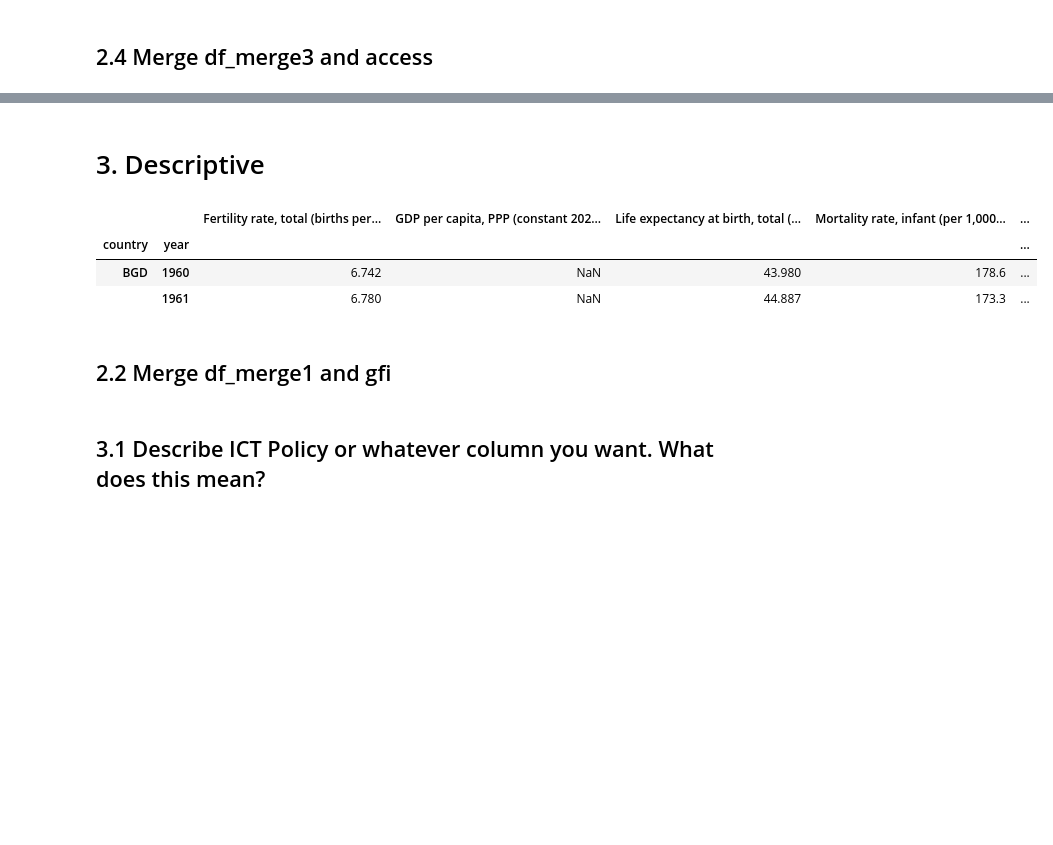
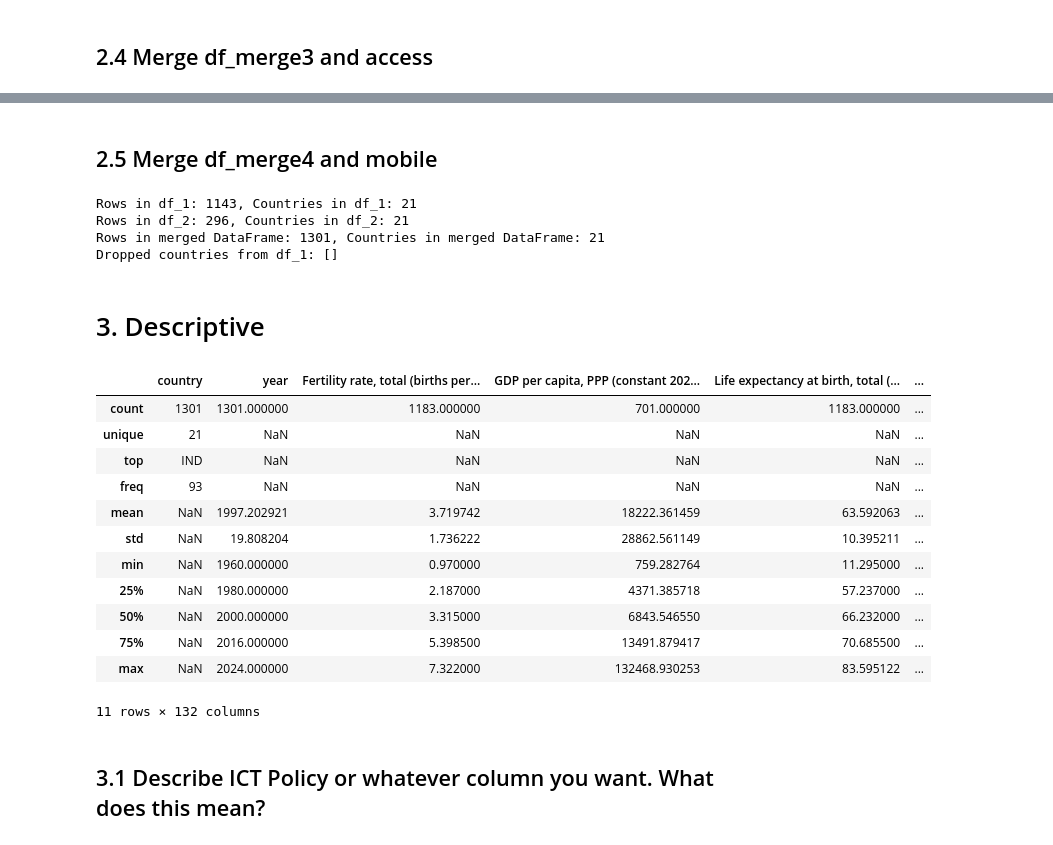
Before and after one commit to Graspp-25-Spring/graspp_2025s_fintech, a Jupyter notebook: notebooks/Milestone_2.ipynb, the cells around one changed output, grey strips where cells are left out. Cells and saved outputs as stored; diff of their text form; code cells hidden in the pictures; blank space fills up the shorter version.

```diff
--- a/notebooks/Milestone_2.ipynb
+++ b/notebooks/Milestone_2.ipynb
@@ -128,6 +140,7 @@ basic_stats(df_staple)
 ## 1.5 Access
 # %%
 df_access = pd.read_csv('../Data/processed/access_merged.csv')
+df_access['year'] = pd.to_datetime(df_access['year']).dt.year
 df_access = df_access.rename(columns={'code': 'country'})
 df_access.head(2)
 # %% [output]
@@ -148,6 +159,12 @@ basic_stats(df_access)
 ## 1.6 Mobile
 # %%
 df_mobile = pd.read_csv('../Data/processed/mobile_transact.csv')
+# Filter for specific countries in South Asia and Southeast Asia
+country_list = ['AFG', 'BGD', 'BRN', 'BTN', 'IDN', 'IND', 'IRN', 'KHM', 'LAO',
+       'LKA', 'MDV', 'MMR', 'MYS', 'NPL', 'PAK', 'PHL', 'SGP', 'THA',
+       'TLS', 'VNM', 'WLD']
+df_mobile = df_mobile[df_mobile['code'].isin(country_list)]
+
 df_mobile = df_mobile.rename(columns={'code': 'country'})
 df_mobile = df_mobile[['country', 'year', 'mobile_money_transactions']]
 df_mobile.head(2)
@@ -281,15 +281,36 @@ Dropped countries from df_1: []
+# %% [markdown]
+## 2.5 Merge df_merge4 and mobile
+# %%
+df_merge_5 = merge_and_count(
+    df_1 = df_merge_4,
+    df_2 = df_mobile,
+    how = 'outer'
+)
+df_merge_5.head(2)
+df_merge_5.to_csv('../Data/processed/merged_5.csv', index=False)
+# %% [output]
+Rows in df_1: 1143, Countries in df_1: 21
+Rows in df_2: 296, Countries in df_2: 21
+Rows in merged DataFrame: 1301, Countries in merged DataFrame: 21
+Dropped countries from df_1: []
 # %% [markdown]
 # 3. Descriptive
 # %%
-df_des = df_merge_1.set_index(['country','year'])
-df_des.head(2)
+df_merge_5.describe(include='all')
 # %% [output]
-|  |  | Fertility rate, total (births per... | GDP per capita, PPP (constant 202... | Life expectancy at birth, total (... | Mortality rate, infant (per 1,000... | ... |
-| country | year |  |  |  |  | ... |
-| BGD | 1960 | 6.742 | NaN | 43.980 | 178.6 | ... |
-|  | 1961 | 6.780 | NaN | 44.887 | 173.3 | ... |
+|  | country | year | Fertility rate, total (births per... | GDP per capita, PPP (constant 202... | Life expectancy at birth, total (... | ... |
+| count | 1301 | 1301.000000 | 1183.000000 | 701.000000 | 1183.000000 | ... |
+| unique | 21 | NaN | NaN | NaN | NaN | ... |
+| top | IND | NaN | NaN | NaN | NaN | ... |
+| freq | 93 | NaN | NaN | NaN | NaN | ... |
+| mean | NaN | 1997.202921 | 3.719742 | 18222.361459 | 63.592063 | ... |
+| std | NaN | 19.808204 | 1.736222 | 28862.561149 | 10.395211 | ... |
+| min | NaN | 1960.000000 | 0.970000 | 759.282764 | 11.295000 | ... |
+| 25% | NaN | 1980.000000 | 2.187000 | 4371.385718 | 57.237000 | ... |
+| 50% | NaN | 2000.000000 | 3.315000 | 6843.546550 | 66.232000 | ... |
+| 75% | NaN | 2016.000000 | 5.398500 | 13491.879417 | 70.685500 | ... |
+| max | NaN | 2024.000000 | 7.322000 | 132468.930253 | 83.595122 | ... |
+11 rows × 132 columns
-# %% [markdown]
-## 2.2 Merge df_merge1 and gfi
 # %% [markdown]
 ## 3.1 Describe ICT Policy or whatever column you want. What does this mean?
 # %%
```
Also changed, not shown: parts of 10 cells of this notebook, 1 other file.
